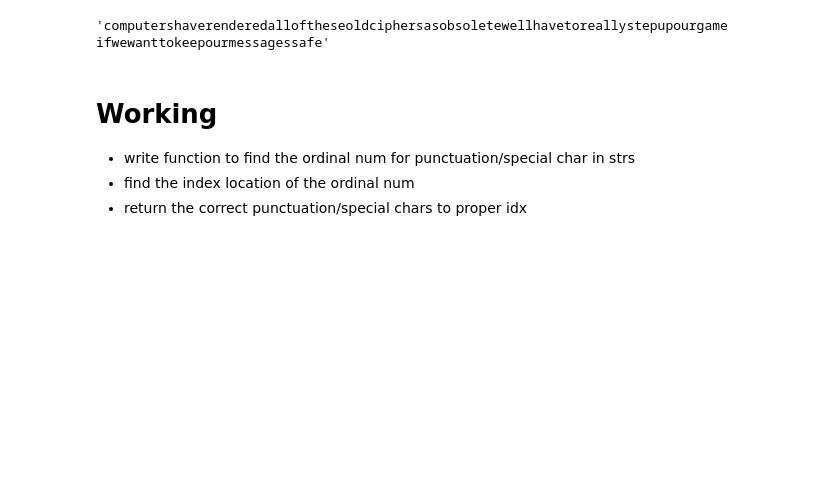
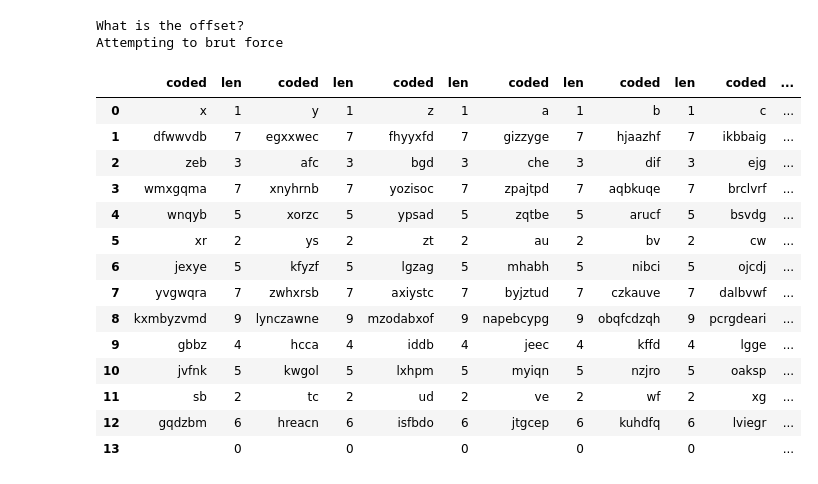
Before and after one commit to ph1-618O/simpleCy, a Jupyter notebook: clean_cipher.ipynb, the cells around one changed output. Saved outputs shown, nothing was run; the diff lists cells and outputs as text; code cells hidden in the pictures; blank space fills up the shorter version.

Commit message:
more work on cipher, created clean cipher to clean up scratch

```diff
--- a/clean_cipher.ipynb
+++ b/clean_cipher.ipynb
@@ -18,0 +41,24 @@ squishedStr = "computershaverenderedalloftheseoldciphersasobsoletewellhavetoreal
+# %%
+def addSpaces(spacesList, squishedStr, add = ' '):
+    withSpaces1 = []
+    ctr = 0
+    for i in spacesList:
+        index = i - ctr
+        if ctr == 25:
+            withSpaces1.append(squishedStr[:index+1] + add)
+            ctr += 1
+        else:
+            withSpaces1.append(squishedStr[:index] + add)
+            ctr += 1
+    newList = []
+    counter = 0
+    for i in withSpaces1:
+        lastI =  len(withSpaces1)
+        if len(i) > len(withSpaces1[0]):
+            sliceNum = len(withSpaces1[counter]) - len(withSpaces1[counter - 1])
+            newList.append(withSpaces1[counter][-sliceNum-1:])
+            counter += 1
+        else:
+            newList.append(i)
+            counter += 1
+    return newList
@@ -63,11 +117,12 @@ def eTuBrute(message, offset=None):
             return holder
-# %%
-#Shift is 7 because comp start 1 at 0
-eTuBrute(strs, 7)
-# %% [output]
-'computershaverenderedalloftheseoldciphersasobsoletewellhavetoreallystepupourgameifwewanttokeepourmessagessafe'
-# %% [markdown]
-# Working
-- write function to find the ordinal num for punctuation/special char in strs
-- find the index location of the ordinal num
-- return the correct punctuation/special chars to proper idx
+# %%
+def makeCipherDF(strs):
+    wordNums = {}
+    strsList = strs.split(" ")
+    for key in strsList:
+        value = len(key)
+        wordNums[key] = value
+    firstFrame = pd.DataFrame.from_dict(wordNums, orient="index")
+    firstFrame = firstFrame.reset_index()
+    firstFrame.rename(columns={firstFrame.columns[0]:'coded', firstFrame.columns[1]:'len'}, inplace =True)
+    return firstFrame
@@ -73,0 +136,28 @@ eTuBrute(strs, 7)
+# %%
+import pandas as pd
+pd.set_option('display.max_columns', None)
+#Shift is 7 because comp start 1 at 0
+append_caesar = pd.DataFrame()
+caesar1 = eTuBrute(strs, None)
+caesar1
+for i in caesar1:
+    append_caesar =  pd.concat([append_caesar, makeCipherDF(i)], axis=1)
+append_caesar
+# %% [output]
+What is the offset?
+Attempting to brut force
+|  | coded | len | coded | len | coded | len | coded | len | coded | len | coded | ... |
+| 0 | x | 1 | y | 1 | z | 1 | a | 1 | b | 1 | c | ... |
+| 1 | dfwwvdb | 7 | egxxwec | 7 | fhyyxfd | 7 | gizzyge | 7 | hjaazhf | 7 | ikbbaig | ... |
+| 2 | zeb | 3 | afc | 3 | bgd | 3 | che | 3 | dif | 3 | ejg | ... |
+| 3 | wmxgqma | 7 | xnyhrnb | 7 | yozisoc | 7 | zpajtpd | 7 | aqbkuqe | 7 | brclvrf | ... |
+| 4 | wnqyb | 5 | xorzc | 5 | ypsad | 5 | zqtbe | 5 | arucf | 5 | bsvdg | ... |
+| 5 | xr | 2 | ys | 2 | zt | 2 | au | 2 | bv | 2 | cw | ... |
+| 6 | jexye | 5 | kfyzf | 5 | lgzag | 5 | mhabh | 5 | nibci | 5 | ojcdj | ... |
+| 7 | yvgwqra | 7 | zwhxrsb | 7 | axiystc | 7 | byjztud | 7 | czkauve | 7 | dalbvwf | ... |
+| 8 | kxmbyzvmd | 9 | lynczawne | 9 | mzodabxof | 9 | napebcypg | 9 | obqfcdzqh | 9 | pcrgdeari | ... |
+| 9 | gbbz | 4 | hcca | 4 | iddb | 4 | jeec | 4 | kffd | 4 | lgge | ... |
+| 10 | jvfnk | 5 | kwgol | 5 | lxhpm | 5 | myiqn | 5 | nzjro | 5 | oaksp | ... |
+| 11 | sb | 2 | tc | 2 | ud | 2 | ve | 2 | wf | 2 | xg | ... |
+| 12 | gqdzbm | 6 | hreacn | 6 | isfbdo | 6 | jtgcep | 6 | kuhdfq | 6 | lviegr | ... |
+| 13 |  | 0 |  | 0 |  | 0 |  | 0 |  | 0 |  | ... |
```
Also changed, not shown: parts of 16 cells of this notebook, 2 other files.
